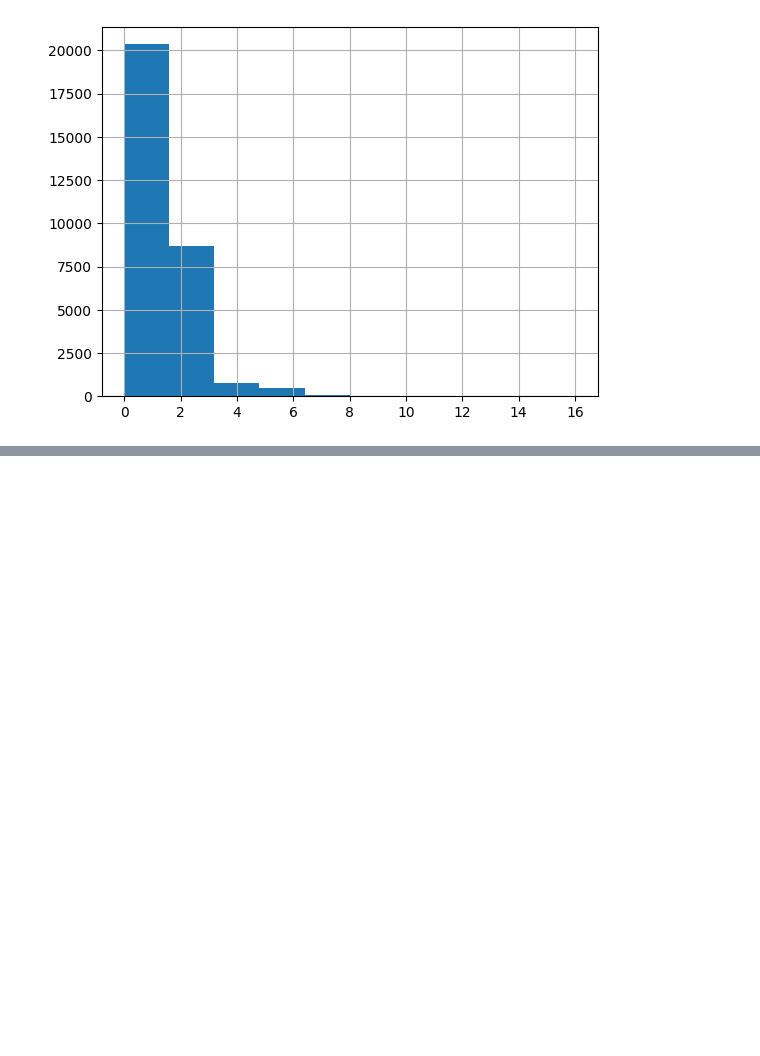
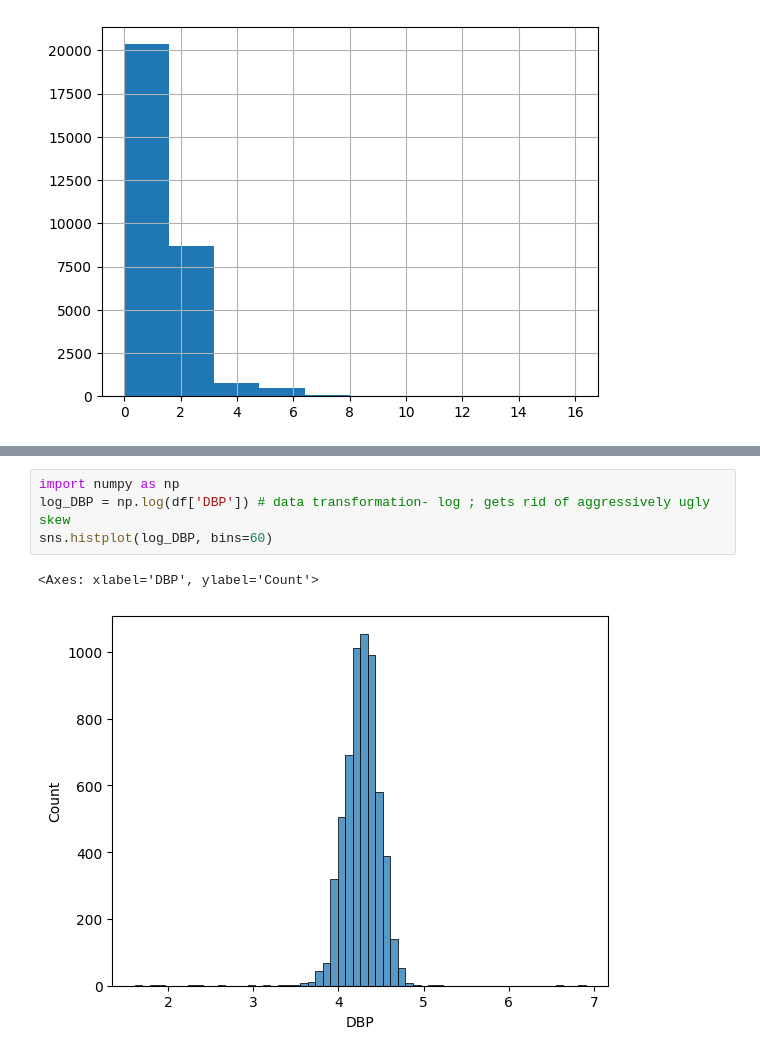
Before and after one commit to AngelikaBaloy/scratchpad, a Jupyter notebook: ds3001_1_20.ipynb, the cells around one changed output, grey strips where cells are left out. Cells and saved outputs as stored; diff of their text form; blank space fills up the shorter version.

```diff
--- a/ds3001_1_20.ipynb
+++ b/ds3001_1_20.ipynb
@@ -99,0 +180,7 @@ df['Beds'].hist()
+# %%
+import numpy as np
+log_DBP = np.log(df['DBP']) # data transformation- log ; gets rid of aggressively ugly skew
+sns.histplot(log_DBP, bins=60)
+# %% [output]
+<Axes: xlabel='DBP', ylabel='Count'>
+[figure, added]
```
Also changed, not shown: parts of 17 cells of this notebook.
